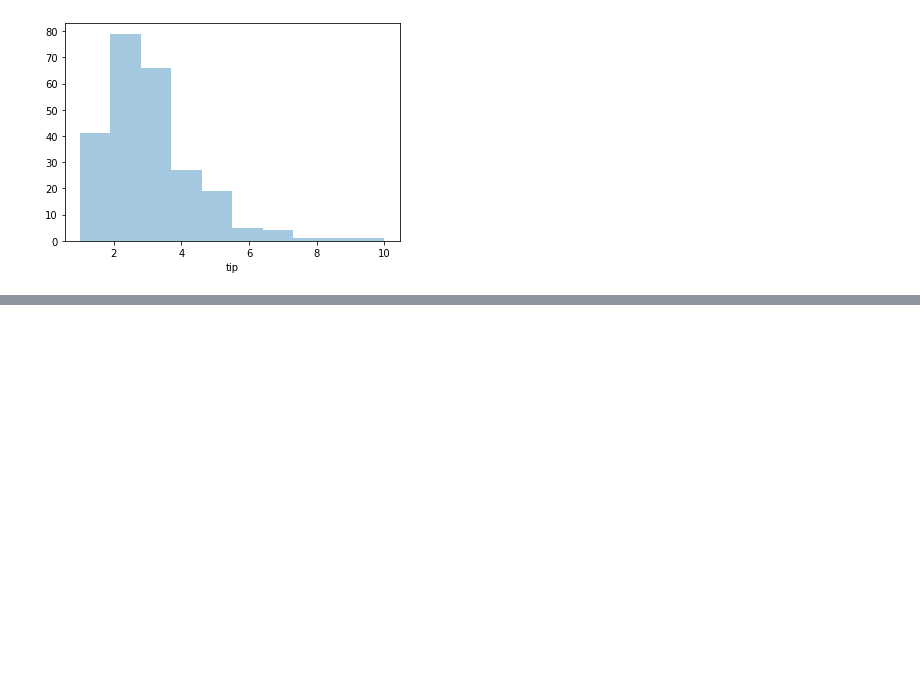
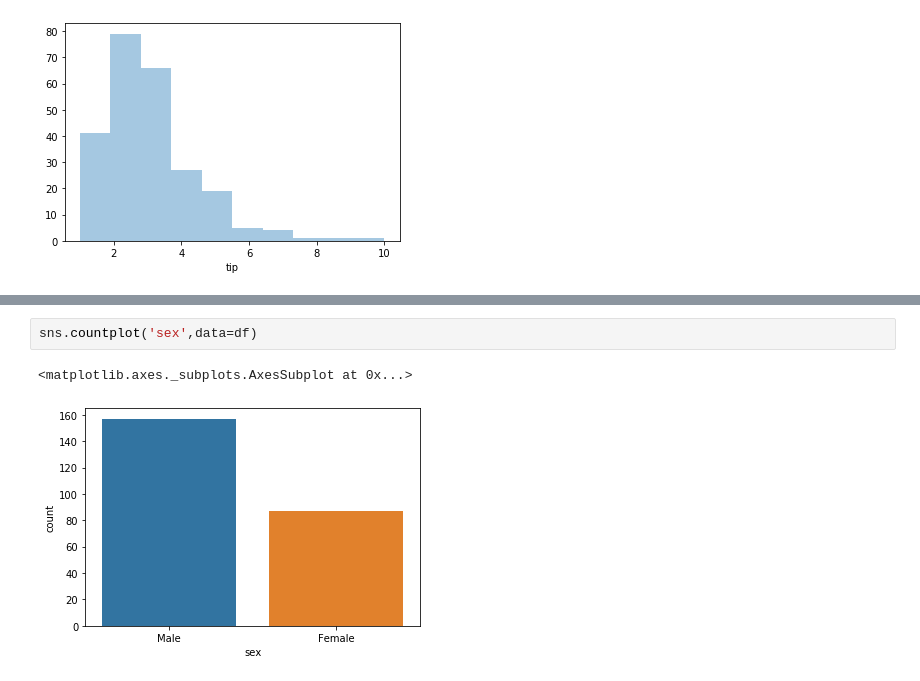
Before and after one commit to manohar2000/Machine_Learning, a Jupyter notebook: seaborn.ipynb, the cells around one changed output, grey strips where cells are left out. Cells and saved outputs as stored; diff of their text form; blank space fills up the shorter version.

```diff
--- a/seaborn.ipynb
+++ b/seaborn.ipynb
@@ -81,0 +88,5 @@ sns.distplot(df['tip'],kde=False,bins=10) # kde : kernel density estimation
+# %%
+sns.countplot('sex',data=df)
+# %% [output]
+<matplotlib.axes._subplots.AxesSubplot at 0x...>
+[figure, added]
```
Also changed, not shown: parts of 16 cells of this notebook.
